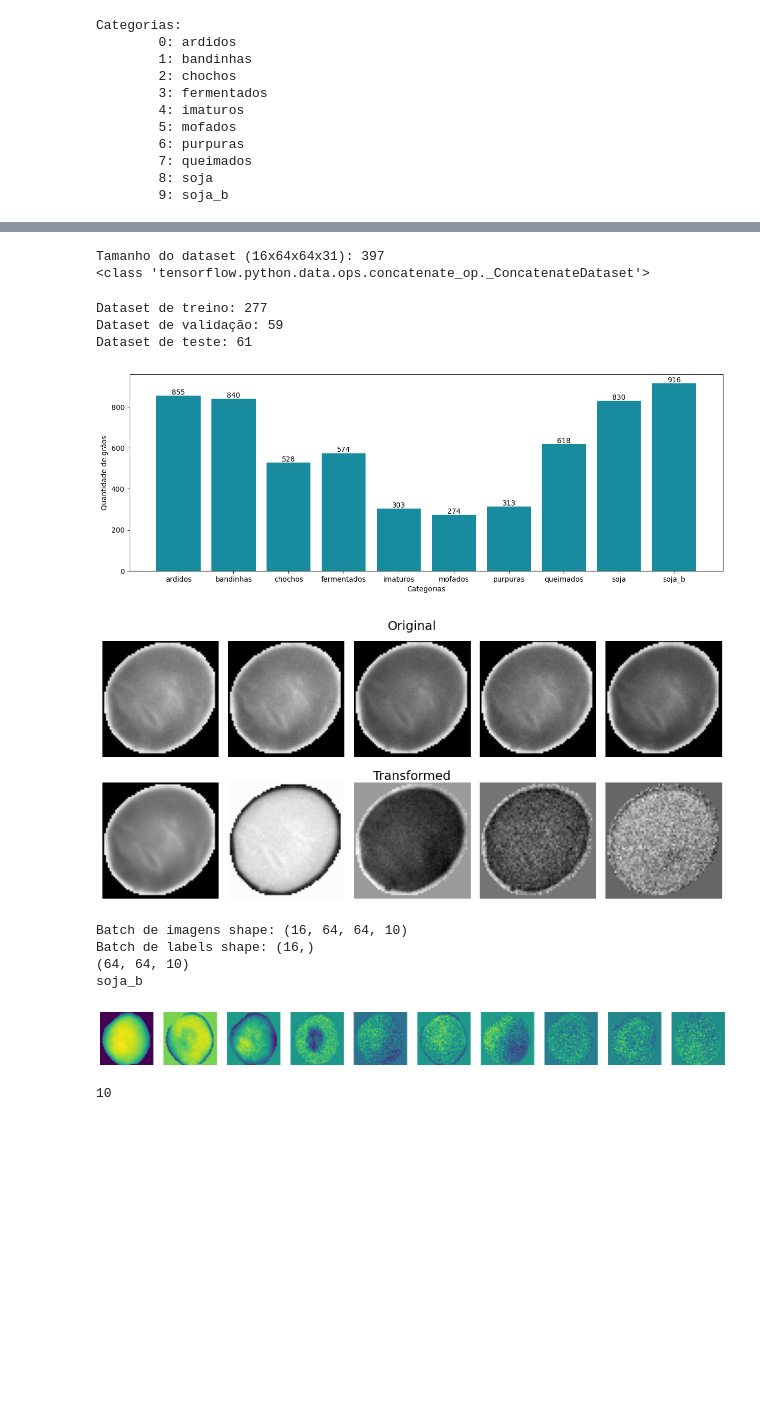
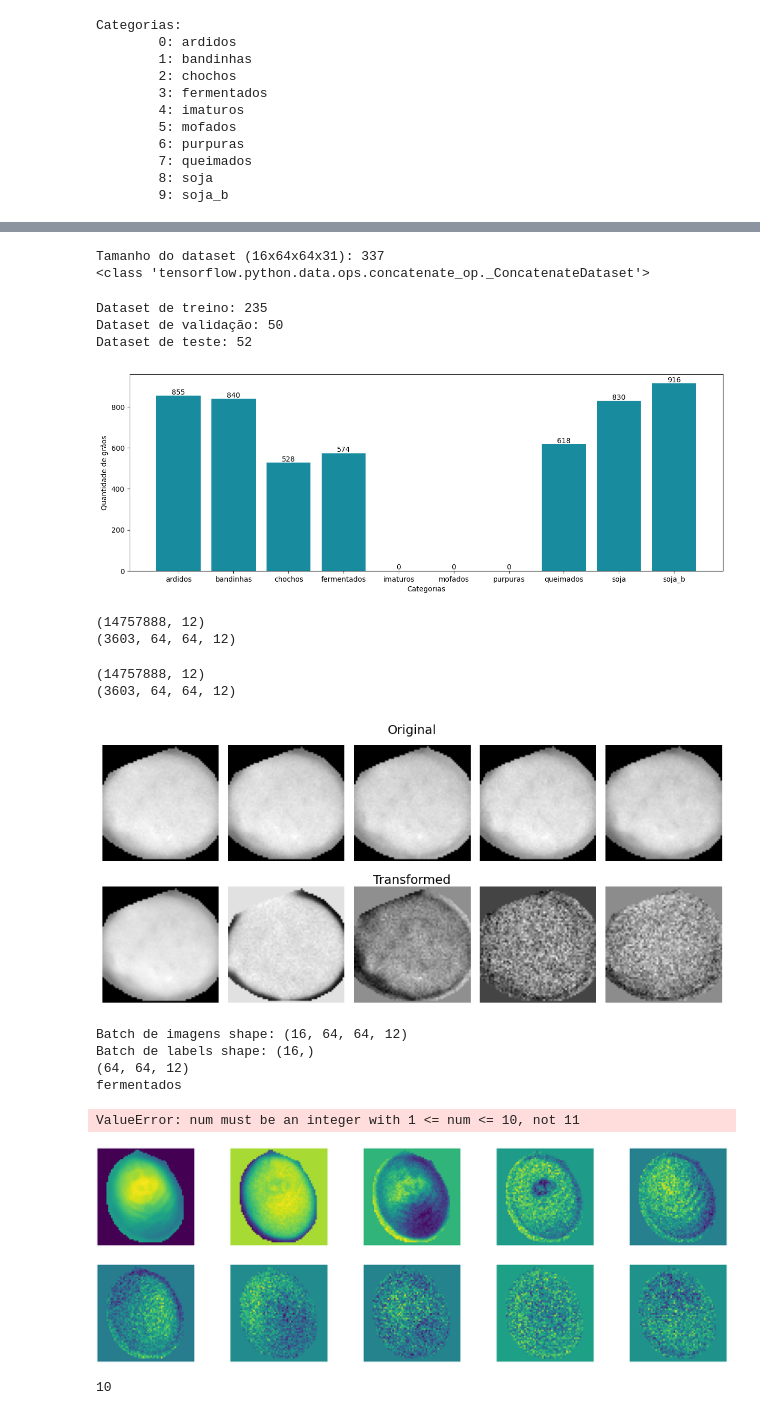
Before and after one commit to duardoliveiras/soya-analysis, a Jupyter notebook: Training/Training.ipynb, the cells around one changed output, grey strips where cells are left out. Drawn from its saved outputs; the diff is of its cells as text; code cells hidden in the pictures; blank space fills up the shorter version.

```diff
--- a/Training/Training.ipynb
+++ b/Training/Training.ipynb
@@ -169,6 +197,10 @@ def create_dataset(base_dir, folder_to_label):
     datasets = []
 
     for folder_name, label in folder_to_label.items():
+        print(label)
+        if label in (4,5,6):
+            print('entrei')
+            continue
         categoria = id_to_label[label]
 
         print(f'Processando a amostra {folder_name}')
@@ -212,7 +244,7 @@ Processando a amostra soja_b5
 print(f'Tamanho do dataset (16x64x64x31): {len(dataset_original)}')
 print(type(dataset_original))
 # %% [output]
-Tamanho do dataset (16x64x64x31): 397
+Tamanho do dataset (16x64x64x31): 337
 <class 'tensorflow.python.data.ops.concatenate_op._ConcatenateDataset'>
 # %%
 def split_dataset(dataset, values=(0.7, 0.15, 0.15)):
@@ -240,9 +272,9 @@ Dataset de validação: {len(val_dataset_original)}
 Dataset de teste: {len(test_dataset_original)}
 ''')
 # %% [output]
-Dataset de treino: 277
-Dataset de validação: 59
-Dataset de teste: 61
+Dataset de treino: 235
+Dataset de validação: 50
+Dataset de teste: 52
 # %%
 plt.figure(figsize=(15, 5))
 labels = qtd_por_categoria.keys()
@@ -259,13 +291,13 @@ for bar, qtd in zip(bars, qtds):
 
 plt.show()
 # %% [output]
-[figure, old version]
+[figure, new version]
 # %%
 from sklearn.decomposition import PCA
 
 
 # Funcao para aplicar o PCA em um conjunto de imagens
-def apply_pca(train_images, n_components=10):
+def apply_pca(train_images, n_components=12):
     # Redimensionar imagens para 2D para aplicar PCA
     # O reshape basicamente aplana as imagens 4D em 2D
     # O train_images chega com a forma (número de imagens, largura, altura, canais) 32x64x64x31
@@ -279,8 +311,10 @@ def apply_pca(train_images, n_components=10):
 
     # Redimensionar de volta para a forma original com os componentes principais
     # Sera retornado um array 4D de 32x64x64x10
+    print(transformed_train_images.shape)
     transformed_train_images = transformed_train_images.reshape(
         train_images.shape[0], train_images.shape[1], train_images.shape[2], n_components)
+    print(transformed_train_images.shape)
     return pca, transformed_train_images
 # %%
 def transform_pca(pca, images):
@@ -309,7 +343,7 @@ def preprocess_dataset(ds, pca=None, fit_pca=False):
     # Se fit_pca for True, o PCA será ajustado aos dados de treinamento
     # Se pca for fornecido, ele será aplicado às imagens
     if fit_pca:
-        pca, images = apply_pca(images, n_components=10)
+        pca, images = apply_pca(images)
     elif pca is not None:
         images = transform_pca(pca, images)
 
@@ -317,10 +351,20 @@ def preprocess_dataset(ds, pca=None, fit_pca=False):
     dataset = tf.data.Dataset.from_tensor_slices(
         (images, labels)).batch(BATCH_SIZE)
     return dataset, pca
+
+train_dataset, pca = preprocess_dataset(train_dataset_original, fit_pca=True)
+val_dataset, _ = preprocess_dataset(val_dataset_original, pca=pca)
+test_dataset, _ = preprocess_dataset(test_dataset_original, pca=pca)
+# %% [output]
+(14757888, 12)
+(3603, 64, 64, 12)
 # %%
 train_dataset, pca = preprocess_dataset(train_dataset_original, fit_pca=True)
 val_dataset, _ = preprocess_dataset(val_dataset_original, pca=pca)
 test_dataset, _ = preprocess_dataset(test_dataset_original, pca=pca)
+# %% [output]
+(14757888, 12)
+(3603, 64, 64, 12)
 # %%
 def compare_pca_image(original, transformed, num_channels=5):
     # Figura 2 linhas e num_channels de colunas
@@ -356,7 +400,7 @@ original_images, _ = original_first_batch
 # for i in range(len(transformed_images)):
 compare_pca_image(original_images[i], transformed_images[i])
 # %% [output]
-[figure, old version]
+[figure, new version]
 # %%
 # Cache, Shuffle e Prefetch
 train_dataset = train_dataset.cache().shuffle(
@@ -367,35 +411,36 @@ test_dataset = test_dataset.cache().prefetch(buffer_size=tf.data.AUTOTUNE)
 # %%
 # funcao que mostra todos batch de imagens do dataset
 def preview_dataset(dataset):
     batch_count = 0
     for images_batch, labels_batch in dataset:
         print(f'Batch de imagens shape: {images_batch.shape}')
         print(f'Batch de labels shape: {labels_batch.shape}')
 
         for image, label in zip(images_batch, labels_batch):
             qtd_canais = image.shape[-1]
 
             print(image.shape)
             print(id_to_label[label.numpy()])
 
-            plt.figure(figsize=(64, 64))
+            plt.figure(figsize=(60,20))
             for i in range(qtd_canais):
                 image_to_show = image[..., i]
-                plt.subplot(1, 31, i+1)
+                plt.subplot(2, 5, i + 1)
                 plt.imshow(image_to_show)
                 plt.axis('off')
             plt.show()
             break
         break
 
 
 preview_dataset(train_dataset)
 # %% [output]
-Batch de imagens shape: (16, 64, 64, 10)
+Batch de imagens shape: (16, 64, 64, 12)
 Batch de labels shape: (16,)
-(64, 64, 10)
-soja_b
+(64, 64, 12)
+fermentados
+ValueError: num must be an integer with 1 <= num <= 10, not 11
-[figure, old version]
+[figure, new version]
 # %%
 # altera o tamanho da imagem e normaliza os valores
 resize_and_rescale = tf.keras.Sequential([
```
Also changed, not shown: parts of 19 cells of this notebook, 1 other file.
